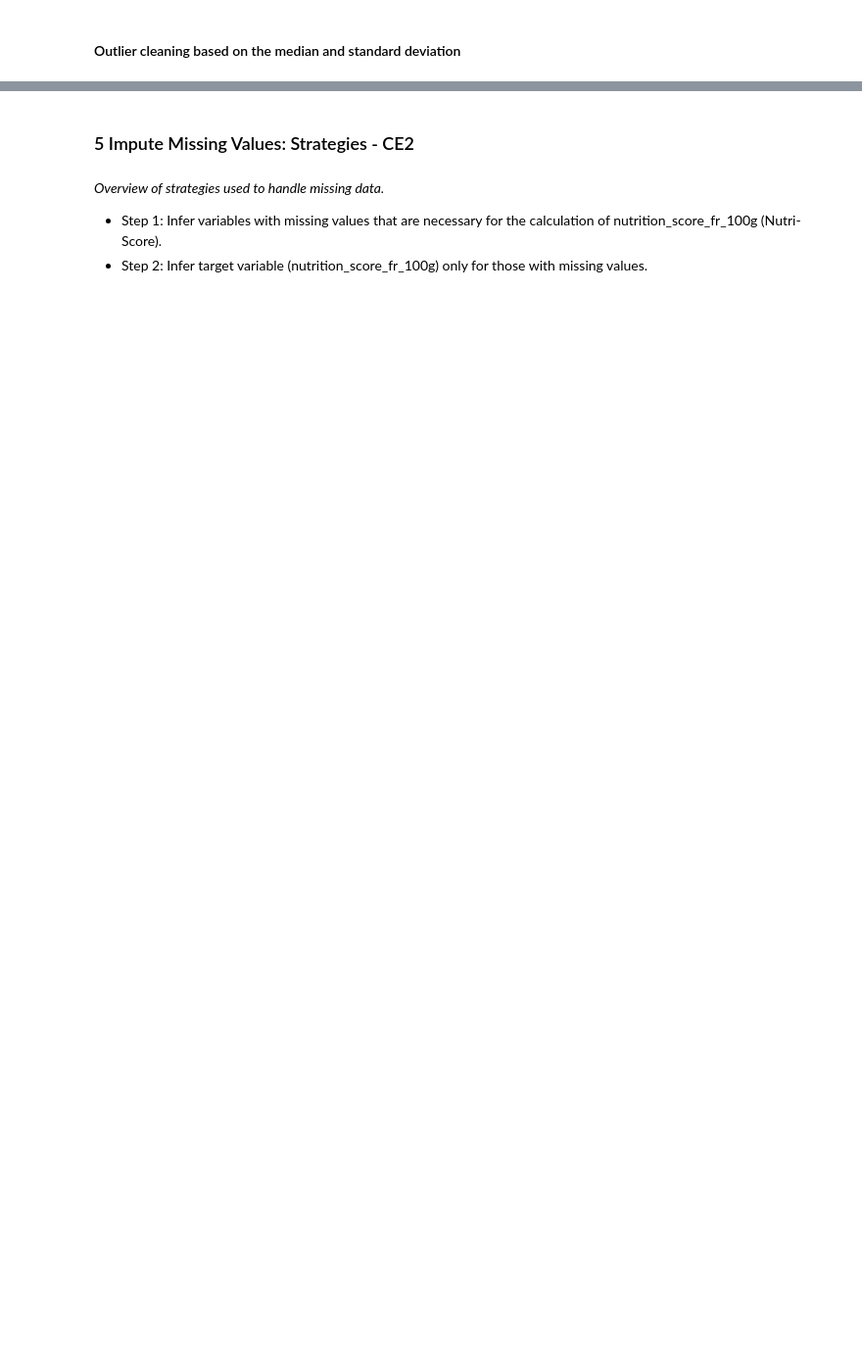
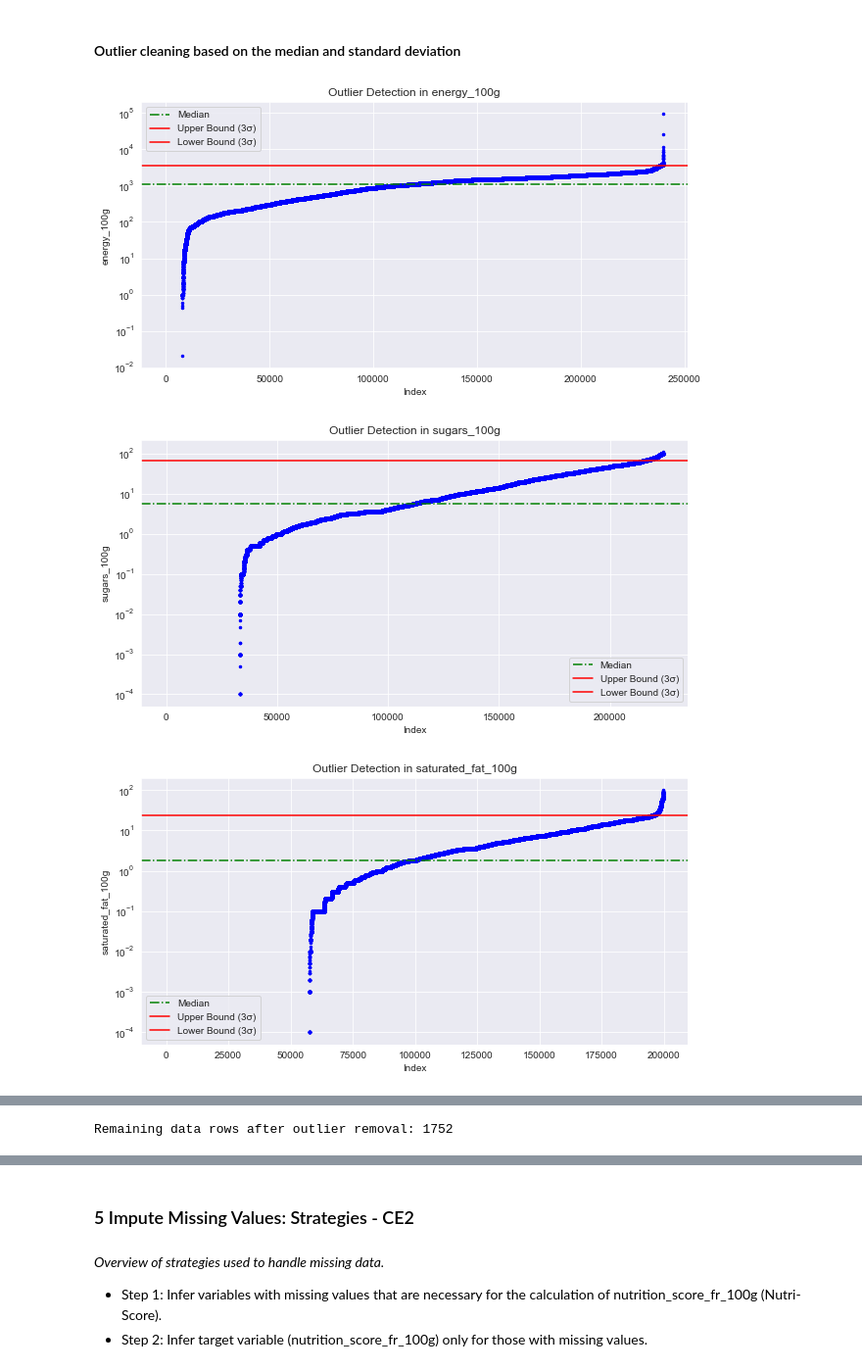
Before and after one commit to preudh/OC_IA_P3_Prepare_data_for_a_public_health_organization, a Jupyter notebook: notebooks/openfoodfacts-data-analysis.ipynb, the cells around one changed output, grey strips where cells are left out. Shown at 98% size. Cells and saved outputs as stored; diff of their text form; code cells hidden in the pictures; blank space fills up the shorter version.

```diff
--- a/notebooks/openfoodfacts-data-analysis.ipynb
+++ b/notebooks/openfoodfacts-data-analysis.ipynb
@@ -2009,13 +1974,25 @@ data.shape
 #### Outlier Cleaning Using the IQR Method
 # %%
 import os
+import sys
 import pandas as pd
 
-# Construct the full path to the cleaned data file
-data_path = os.path.join(base_path, 'data', 'cleaned_data_from_business_outlier.csv')
 
-# Load the cleaned data
-data = pd.read_csv(data_path, low_memory=False)
+# Detect if the notebook is being run on Google Colab
+in_colab = 'google.colab' in sys.modules
+
+if in_colab:
+    # Base path for your project folder on Google Drive
+    base_path = '/content/drive/My Drive/OC_IA_P3_Prepare_data_for_a_public_health_organization/'
+else:
+    # Local path for PyCharm or any other local environment
+    base_path = '../'  # Adjust this path based on your local environment
+
+# Construct the full path to the dataset
+data_path = os.path.join(base_path, 'data', 'cleaned_data_after_outlier_cleaning.csv')
+
+# Load your dataset with the low_memory option set to False to better handle mixed data types
+data = pd.read_csv(data_path, low_memory=False) #import os
 
 # Create a copy of the DataFrame to work on
 data_copy = data.copy()
@@ -2048,4 +2025,4 @@ for column in nutri_score_columns:
 filtered_data = data_copy[mask]
 
 # Display the number of original and filtered rows
-print(f"Original data rows: {data.shape[0]}, Filtered data rows: {filtered_data.shape[0]}")
+print(f"Original data rows: {data.shape[0]}, Filtered data rows: {filtered_data.shape[0]}, Filtered data columns: {filtered_data.shape[1]}")
@@ -2063,9 +2048,27 @@ Given these observations, exploring an alternative statistical method for outlie
 # %% [markdown]
 #### Outlier cleaning based on the median and standard deviation
 # %%
+import os
+import sys
 import pandas as pd
+import matplotlib.pyplot as plt
 import numpy as np
-import matplotlib.pyplot as plt
+
+# Detect if the notebook is being run on Google Colab
+in_colab = 'google.colab' in sys.modules
+
+if in_colab:
+    # Base path for your project folder on Google Drive
+    base_path = '/content/drive/My Drive/OC_IA_P3_Prepare_data_for_a_public_health_organization/'
+else:
+    # Local path for PyCharm or any other local environment
+    base_path = '../'  # Adjust this path based on your local environment
+
+# Construct the full path to the dataset
+data_path = os.path.join(base_path, 'data', 'cleaned_data_after_outlier_cleaning.csv')
+
+# Load your dataset with the low_memory option set to False to better handle mixed data types
+data = pd.read_csv(data_path, low_memory=False) #import os
 
 # Assuming data is loaded into a DataFrame `data`
 # Create a copy of the DataFrame to preserve the original data
@@ -2084,30 +2087,34 @@ sigmas = []
 
 # Calculate median and trimmed standard deviation for each feature
 for feature in sigma_features:
     valid_data = data_copy[feature].dropna()  # Work with non-NA values for accurate calculations
     median = valid_data.median()
     sorted_data = valid_data.sort_values()
     sigma = np.std(sorted_data[:-25])  # Exclude top 25 extreme values for std calculation
 
     medians.append(median)
     sigmas.append(sigma)
 
     # Visualization
     plt.figure(figsize=(10, 5))
     plt.plot(sorted_data.values, 'b.', markersize=5)
     plt.axhline(y=median, color='g', linestyle='dashdot', label='Median')
     plt.axhline(y=median + 3 * sigma, color='r', linestyle='-', label='Upper Bound (3σ)')
     plt.axhline(y=median - 3 * sigma, color='r', linestyle='-', label='Lower Bound (3σ)')
     plt.title(f'Outlier Detection in {feature}')
     plt.xlabel('Index')
     plt.ylabel(feature)
     plt.yscale('log')  # Use logarithmic scale if data range is large
     plt.legend()
     plt.grid(True)
     plt.show()
 
     # Apply the calculated bounds to filter outliers
     data_copy = data_copy[(data_copy[feature] >= (median - 3 * sigma)) & (data_copy[feature] <= (median + 3 * sigma))]
 
 # Print the remaining rows in the data copy after outlier removal
 print(f"Remaining data rows after outlier removal: {data_copy.shape[0]}")
+# %% [output]
+[figure, added]
+[figure, added]
+[figure, added]
@@ -2114,3 +2125,4 @@ print(f"Remaining data rows after outlier removal: {data_copy.shape[0]}")
+Remaining data rows after outlier removal: 1752
 # %% [markdown]
 ### Analysis of Outlier Removal Results with Median and Standard Deviation Method
 
```
Also changed, not shown: parts of 29 cells of this notebook.
